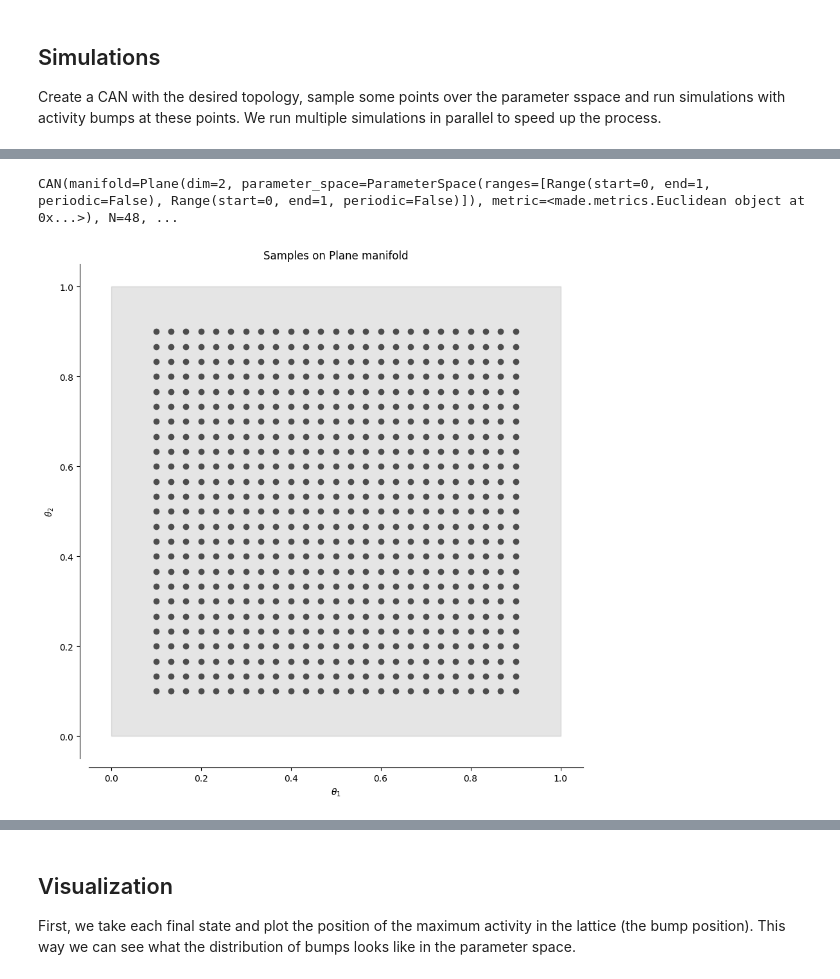
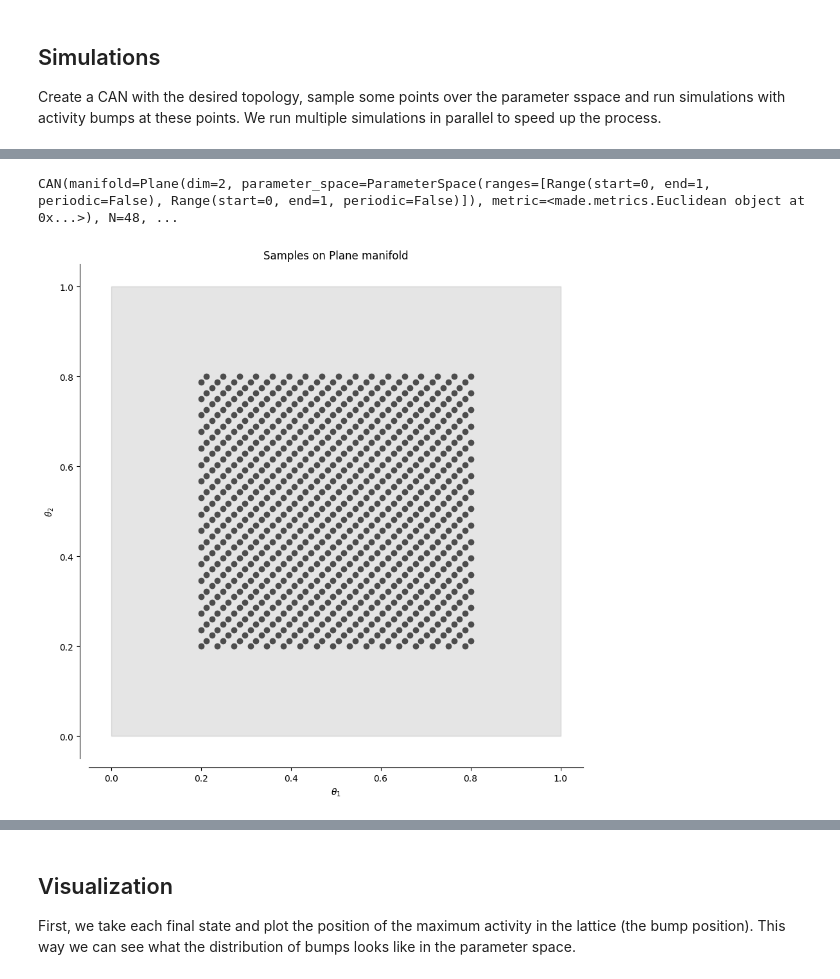
Before and after one commit to FieteLab/MADE, a Jupyter notebook: made/notebooks/activity_manifold.ipynb, the cells around one changed output, grey strips where cells are left out. Cells and saved outputs as stored; diff of their text form; code cells hidden in the pictures.

```diff
--- a/made/notebooks/activity_manifold.ipynb
+++ b/made/notebooks/activity_manifold.ipynb
@@ -12,11 +12,11 @@ from made.visuals import clean_axes
 # Set parameters
 # %%
 TOPOLOGY = 'Plane'  # change the manifold topology
-N_SAMPLES = 25  # increase this for more dense sampling
+N_SAMPLES = 50  # increase this for more dense sampling
 N_SIMULATION_STEPS = 25
 
 
-pads = dict(Plane=[0.1, 0.1], Torus=[0, 0])
+pads = dict(Plane=[0.2, 0.2], Torus=[0, 0])
 PAD = pads[TOPOLOGY]
 # %% [markdown]
 ## Simulations
@@ -27,6 +27,7 @@ can = CAN.default(topology=TOPOLOGY)
 print(can)
 
 samples = can.manifold.parameter_space.sample(N_SAMPLES, pads=PAD)
+samples = samples[::3, :,]
 logger.info(f'Samples shape: {samples.shape} - values range from {samples.min()} to {samples.max()}')
 
 f, ax = plt.subplots(1, 1, figsize=(10, 10))
@@ -40,5 +41,5 @@ plt.show()
 CAN(manifold=Plane(dim=2, parameter_space=ParameterSpace(ranges=[Range(start=0, end=1, periodic=False), Range(start=0, end=1, periodic=False)]), metric=<made.metrics.Euclidean object at 0x...>), N=48, ...
-[figure, old version]
+[figure, new version]
 # %%
 final_states = simulate_many_with_initial_states(can, samples, N_SIMULATION_STEPS)
 logger.info(f'Matrix of final states has shape: {final_states.shape}')
```
Also changed, not shown: parts of 5 cells of this notebook, 4 other files.
